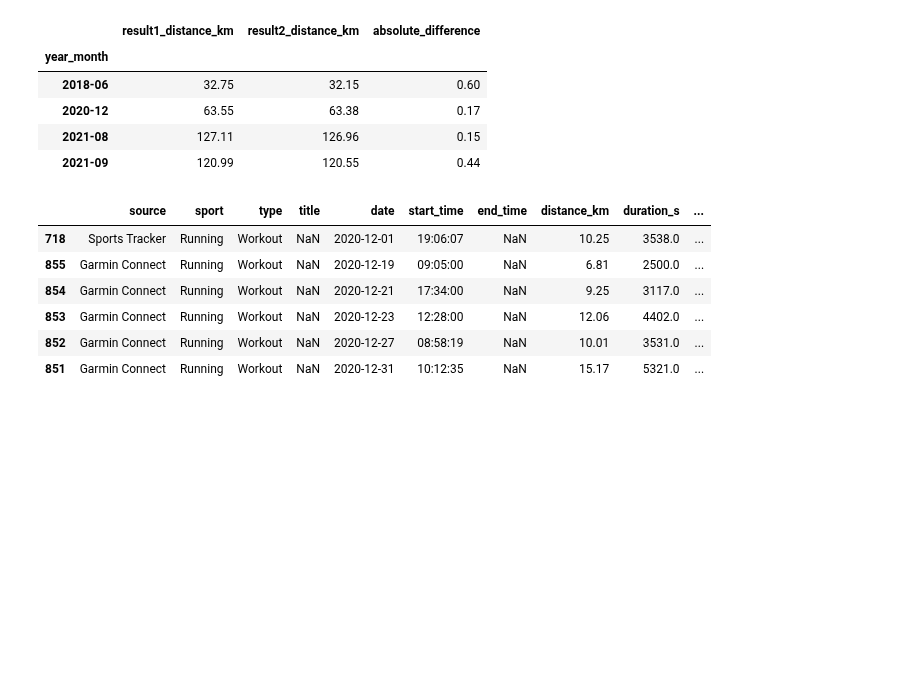
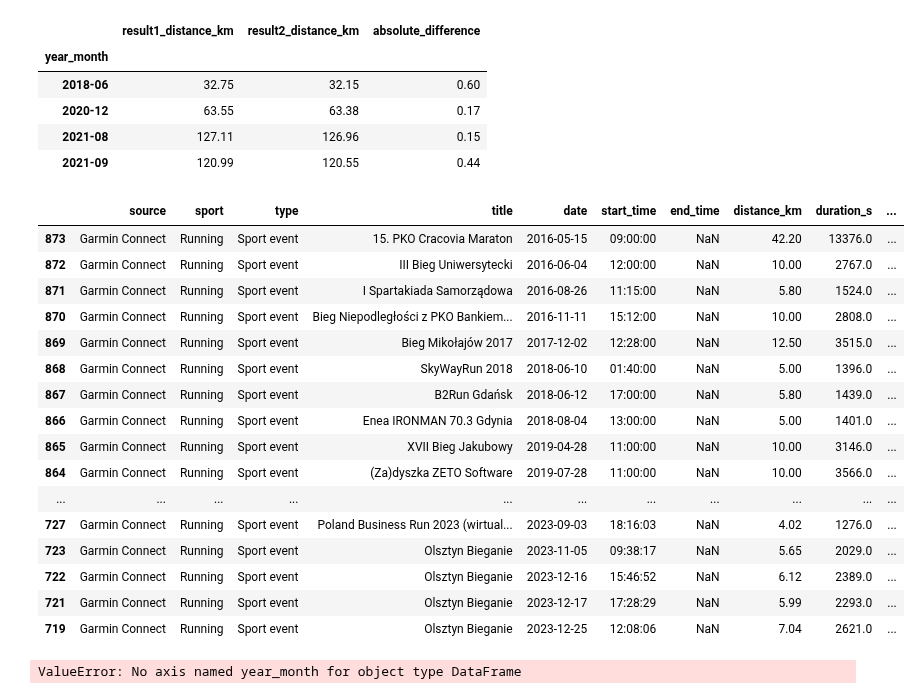
Before and after one commit to slazur83/Tableau, a Jupyter notebook: Workouts.ipynb, the cells around one changed output. Cells and saved outputs as stored; diff of their text form; code cells hidden in the pictures; blank space fills up the shorter version.

```diff
--- a/Workouts.ipynb
+++ b/Workouts.ipynb
@@ -350,16 +314,33 @@ display(filtered_df)
 | 2021-08 | 127.11 | 126.96 | 0.15 |
 | 2021-09 | 120.99 | 120.55 | 0.44 |
 # %%
-selected_rows = df12345[(df12345['date'] >= '2020-12-01') & (df12345['date'] <= '2020-12-31')]
-display(selected_rows)
+#selected_rows = df12345[(df12345['date'] >= '2020-12-01') & (df12345['date'] <= '2020-12-31')]
+#display(selected_rows)
-# %% [output]
-|  | source | sport | type | title | date | start_time | end_time | distance_km | duration_s | ... |
-| 718 | Sports Tracker | Running | Workout | NaN | 2020-12-01 | 19:06:07 | NaN | 10.25 | 3538.0 | ... |
-| 855 | Garmin Connect | Running | Workout | NaN | 2020-12-19 | 09:05:00 | NaN | 6.81 | 2500.0 | ... |
-| 854 | Garmin Connect | Running | Workout | NaN | 2020-12-21 | 17:34:00 | NaN | 9.25 | 3117.0 | ... |
-| 853 | Garmin Connect | Running | Workout | NaN | 2020-12-23 | 12:28:00 | NaN | 12.06 | 4402.0 | ... |
-| 852 | Garmin Connect | Running | Workout | NaN | 2020-12-27 | 08:58:19 | NaN | 10.01 | 3531.0 | ... |
-| 851 | Garmin Connect | Running | Workout | NaN | 2020-12-31 | 10:12:35 | NaN | 15.17 | 5321.0 | ... |
+# %%
+x = df12345.loc[df12345['type']== 'Sport event']
+display(x)
+# %% [output]
+|  | source | sport | type | title | date | start_time | end_time | distance_km | duration_s | ... |
+| 873 | Garmin Connect | Running | Sport event | 15. PKO Cracovia Maraton | 2016-05-15 | 09:00:00 | NaN | 42.20 | 13376.0 | ... |
+| 872 | Garmin Connect | Running | Sport event | III Bieg Uniwersytecki | 2016-06-04 | 12:00:00 | NaN | 10.00 | 2767.0 | ... |
+| 871 | Garmin Connect | Running | Sport event | I Spartakiada Samorządowa | 2016-08-26 | 11:15:00 | NaN | 5.80 | 1524.0 | ... |
+| 870 | Garmin Connect | Running | Sport event | Bieg Niepodległości z PKO Bankiem... | 2016-11-11 | 15:12:00 | NaN | 10.00 | 2808.0 | ... |
+| 869 | Garmin Connect | Running | Sport event | Bieg Mikołajów 2017 | 2017-12-02 | 12:28:00 | NaN | 12.50 | 3515.0 | ... |
+| 868 | Garmin Connect | Running | Sport event | SkyWayRun 2018 | 2018-06-10 | 01:40:00 | NaN | 5.00 | 1396.0 | ... |
+| 867 | Garmin Connect | Running | Sport event | B2Run Gdańsk | 2018-06-12 | 17:00:00 | NaN | 5.80 | 1439.0 | ... |
+| 866 | Garmin Connect | Running | Sport event | Enea IRONMAN 70.3 Gdynia | 2018-08-04 | 13:00:00 | NaN | 5.00 | 1401.0 | ... |
+| 865 | Garmin Connect | Running | Sport event | XVII Bieg Jakubowy | 2019-04-28 | 11:00:00 | NaN | 10.00 | 3146.0 | ... |
+| 864 | Garmin Connect | Running | Sport event | (Za)dyszka ZETO Software | 2019-07-28 | 11:00:00 | NaN | 10.00 | 3566.0 | ... |
+| ... | ... | ... | ... | ... | ... | ... | ... | ... | ... | ... |
+| 727 | Garmin Connect | Running | Sport event | Poland Business Run 2023 (wirtual... | 2023-09-03 | 18:16:03 | NaN | 4.02 | 1276.0 | ... |
+| 723 | Garmin Connect | Running | Sport event | Olsztyn Bieganie | 2023-11-05 | 09:38:17 | NaN | 5.65 | 2029.0 | ... |
+| 722 | Garmin Connect | Running | Sport event | Olsztyn Bieganie | 2023-12-16 | 15:46:52 | NaN | 6.12 | 2389.0 | ... |
+| 721 | Garmin Connect | Running | Sport event | Olsztyn Bieganie | 2023-12-17 | 17:28:29 | NaN | 5.99 | 2293.0 | ... |
+| 719 | Garmin Connect | Running | Sport event | Olsztyn Bieganie | 2023-12-25 | 12:08:06 | NaN | 7.04 | 2621.0 | ... |
 # %%
 excel_file_path = '/content/drive/MyDrive/Colab Notebooks/Tableau/Outputs/workouts.xls'
-df12345.to_excel(excel_file_path, index=False)
+df12345 = df12345.drop('start_time_minutes', 'year_month', )
+
+#df12345.to_excel(excel_file_path, index=False)
+# %% [output]
+ValueError: No axis named year_month for object type DataFrame
```
Also changed, not shown: parts of 4 cells of this notebook.
